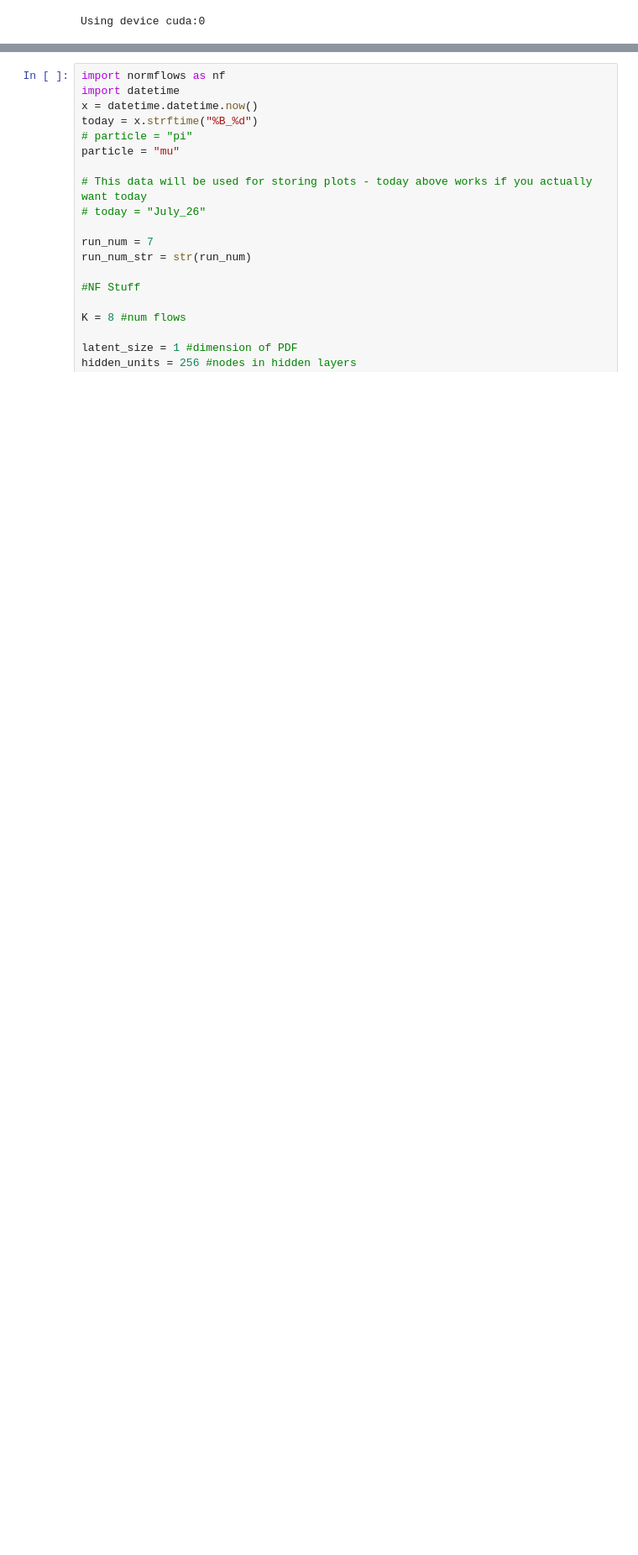
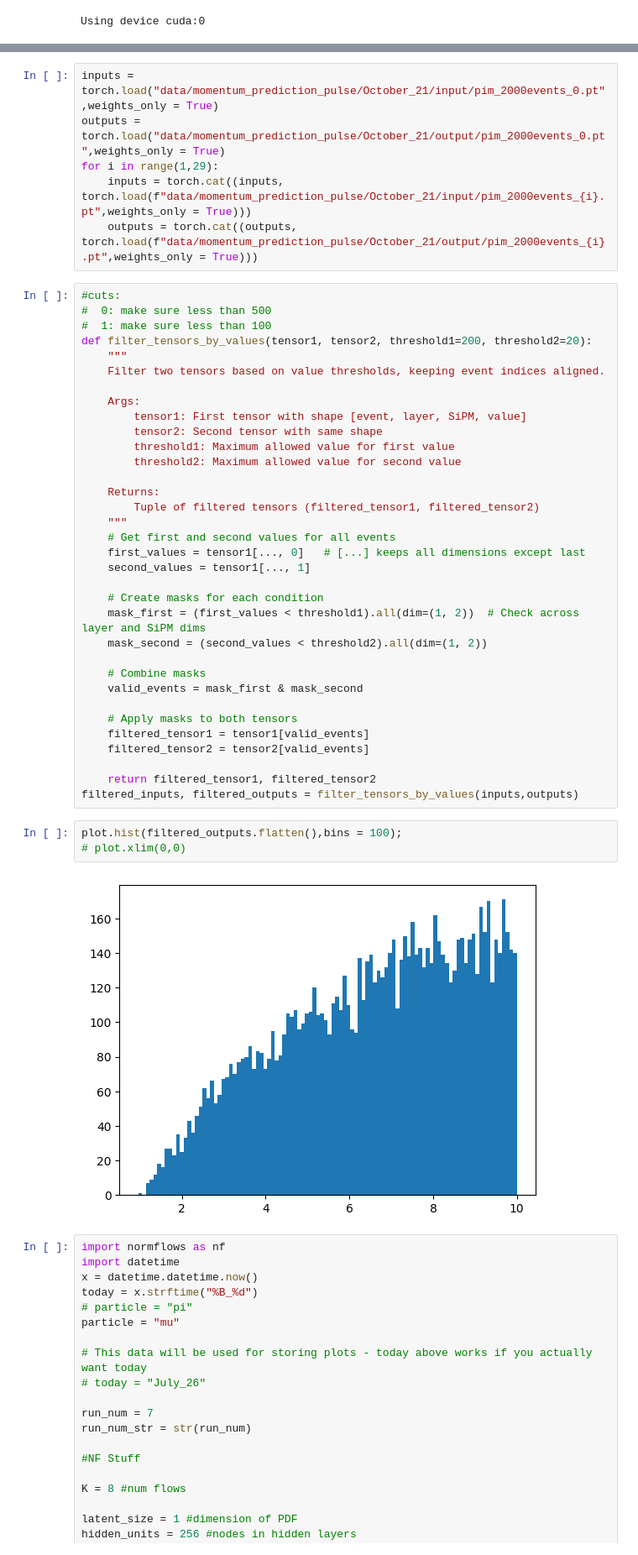
Before and after one commit to RowanKell/work_eic, a Jupyter notebook: macros/Timing_estimation/CFDEnergyTiming.ipynb, the cells around one changed output, grey strips where cells are left out. Shown at 84% size. Cells and saved outputs as stored; diff of their text form; blank space fills up the shorter version.

```diff
--- a/macros/Timing_estimation/CFDEnergyTiming.ipynb
+++ b/macros/Timing_estimation/CFDEnergyTiming.ipynb
@@ -23,3 +25,48 @@ Using device cuda:0
+# %%
+inputs = torch.load("data/momentum_prediction_pulse/October_21/input/pim_2000events_0.pt",weights_only = True)
+outputs = torch.load("data/momentum_prediction_pulse/October_21/output/pim_2000events_0.pt",weights_only = True)
+for i in range(1,29):
+    inputs = torch.cat((inputs, torch.load(f"data/momentum_prediction_pulse/October_21/input/pim_2000events_{i}.pt",weights_only = True)))
+    outputs = torch.cat((outputs, torch.load(f"data/momentum_prediction_pulse/October_21/output/pim_2000events_{i}.pt",weights_only = True)))
+# %%
+#cuts:
+#  0: make sure less than 500
+#  1: make sure less than 100
+def filter_tensors_by_values(tensor1, tensor2, threshold1=200, threshold2=20):
+    """
+    Filter two tensors based on value thresholds, keeping event indices aligned.
+
+    Args:
+        tensor1: First tensor with shape [event, layer, SiPM, value]
+        tensor2: Second tensor with same shape
+        threshold1: Maximum allowed value for first value
+        threshold2: Maximum allowed value for second value
+
+    Returns:
+        Tuple of filtered tensors (filtered_tensor1, filtered_tensor2)
+    """
+    # Get first and second values for all events
+    first_values = tensor1[..., 0]   # [...] keeps all dimensions except last
+    second_values = tensor1[..., 1]
+
+    # Create masks for each condition
+    mask_first = (first_values < threshold1).all(dim=(1, 2))  # Check across layer and SiPM dims
+    mask_second = (second_values < threshold2).all(dim=(1, 2))
+
+    # Combine masks
+    valid_events = mask_first & mask_second
+
+    # Apply masks to both tensors
+    filtered_tensor1 = tensor1[valid_events]
+    filtered_tensor2 = tensor2[valid_events]
+
+    return filtered_tensor1, filtered_tensor2
+filtered_inputs, filtered_outputs = filter_tensors_by_values(inputs,outputs)
+# %%
+plot.hist(filtered_outputs.flatten(),bins = 100);
+# plot.xlim(0,0)
+# %% [output]
+[figure, added]
 # %%
 import normflows as nf
 import datetime
```
Also changed, not shown: parts of 1 cell of this notebook, 31 other files.
